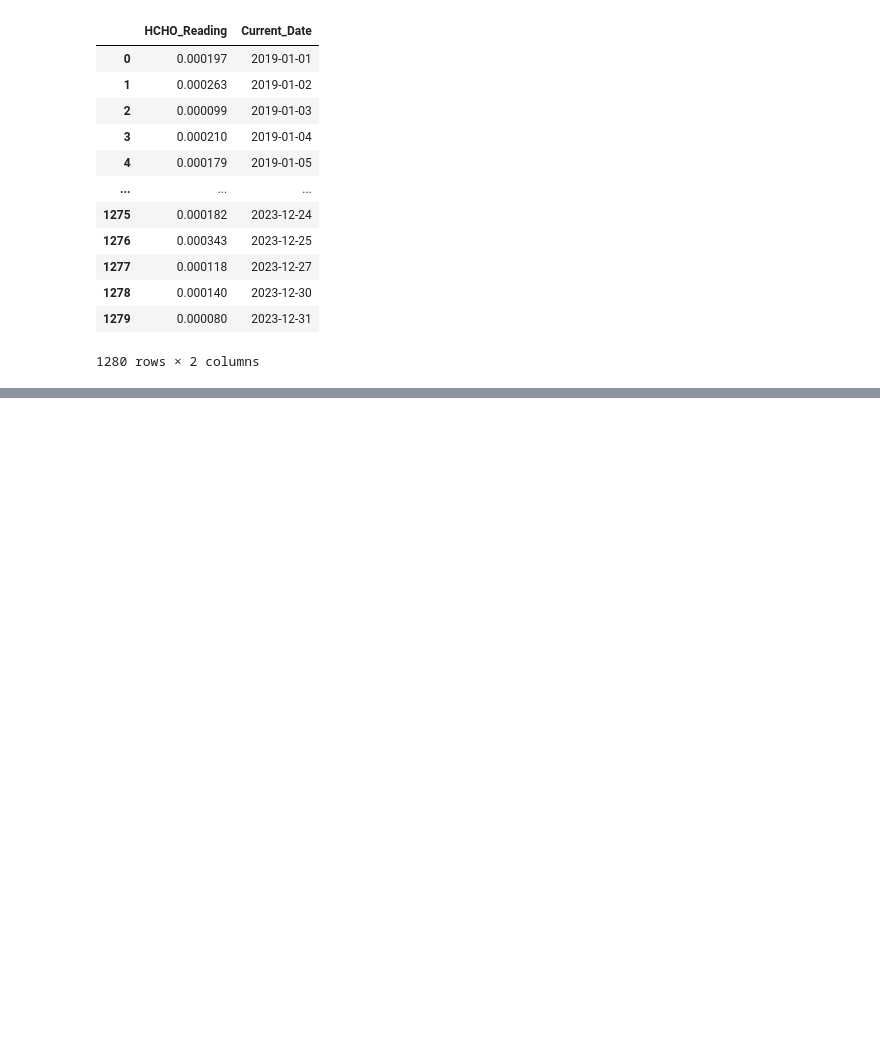
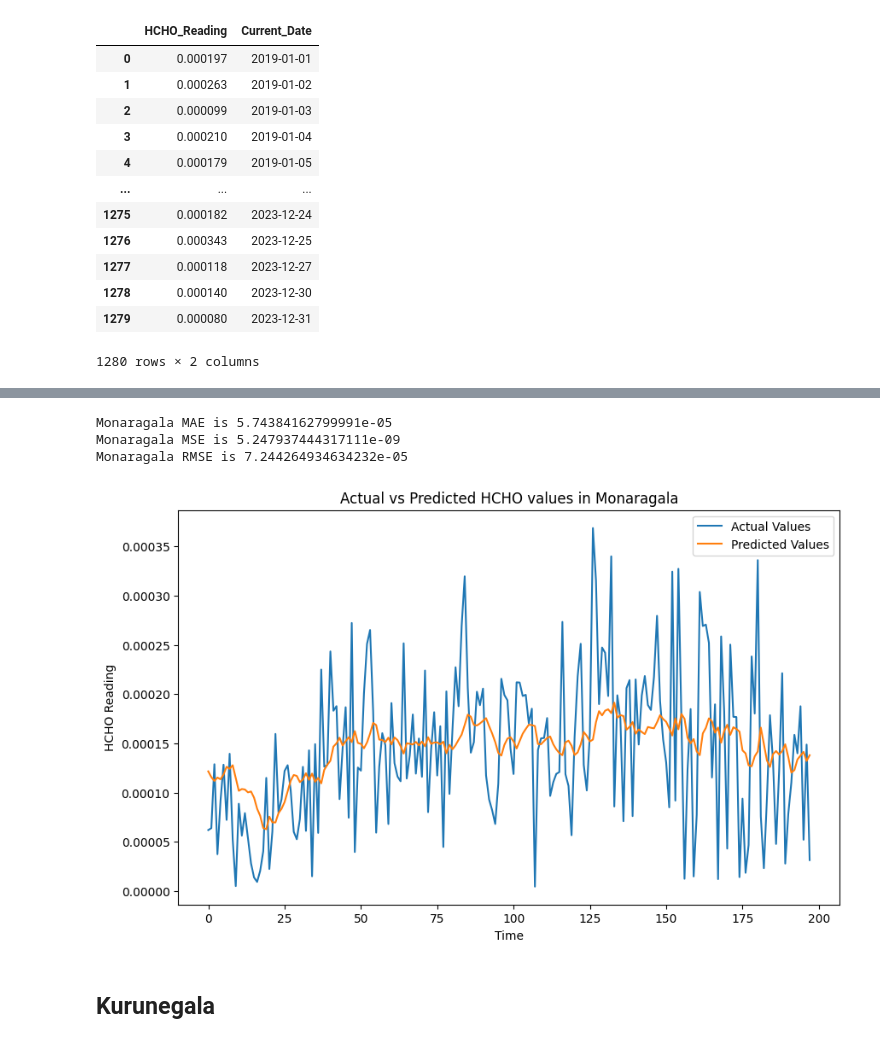
Before and after one commit to arkhash0309/Smog-Sentry, a Jupyter notebook: Deep Learning.ipynb, the cells around one changed output, grey strips where cells are left out. Saved outputs shown, nothing was run; the diff lists cells and outputs as text; code cells hidden in the pictures; blank space fills up the shorter version.

```diff
--- a/Deep Learning.ipynb
+++ b/Deep Learning.ipynb
@@ -170,0 +637,16 @@ plt.show()
+# %%
+sequence_length = 10
+x_train = create_sequences(train['HCHO_reading_normalized'], sequence_length)
+x_test = create_sequences(test['HCHO_reading_normalized'], sequence_length)
+
+x_train = np.reshape(x_train, (x_train.shape[0], x_train.shape[1], 1))
+x_test = np.reshape(x_test, (x_test.shape[0], x_test.shape[1], 1))
+# %%
+monaragala_model = Sequential()
+monaragala_model.add(LSTM(units=50, return_sequences=True, input_shape=(sequence_length, 1)))
+monaragala_model.add(Dropout(0.2))
+monaragala_model.add(LSTM(units=50))
+monaragala_model.add(Dropout(0.2))
+monaragala_model.add(Dense(units=1))
+
+print(monaragala_model.summary())
@@ -170,0 +672,10 @@ plt.show()
+# %%
+monaragala_model.compile(optimizer='adam', loss='mean_squared_error')
+
+monaragala_model.fit(x_train, train['HCHO_reading_normalized'][sequence_length:], epochs=100, batch_size=32)
+
+loss = monaragala_model.evaluate(x_test, test['HCHO_reading_normalized'][sequence_length:])
+
+monaragala_predictions = monaragala_model.predict(x_test)
+
+monaragala_predictions_actual = scaler.inverse_transform(monaragala_predictions)
@@ -170,0 +700,27 @@ plt.show()
+# %%
+monargala_actual_vals = scaler.inverse_transform(test["HCHO_reading_normalized"][sequence_length:].values.reshape(-1, 1))
+# %%
+mae = mean_absolute_error(monargala_actual_vals, monaragala_predictions_actual)
+mse = mean_squared_error(monargala_actual_vals, monaragala_predictions_actual)
+rmse = np.sqrt(mse)
+
+print(f"Monaragala MAE is {mae}")
+print(f"Monaragala MSE is {mse}")
+print(f"Monaragala RMSE is {rmse}")
+# %% [output]
+Monaragala MAE is 5.74384162799991e-05
+Monaragala MSE is 5.247937444317111e-09
+Monaragala RMSE is 7.244264934634232e-05
+# %%
+plt.figure(figsize=(10, 6))
+plt.plot(monargala_actual_vals, label='Actual Values')
+plt.plot(monaragala_predictions_actual, label='Predicted Values')
+plt.title('Actual vs Predicted HCHO values in Monaragala')
+plt.xlabel("Time")
+plt.ylabel("HCHO Reading")
+plt.legend()
+plt.show()
+# %% [output]
+[figure, added]
+# %% [markdown]
+## Kurunegala
```
Also changed, not shown: parts of 49 cells of this notebook.
